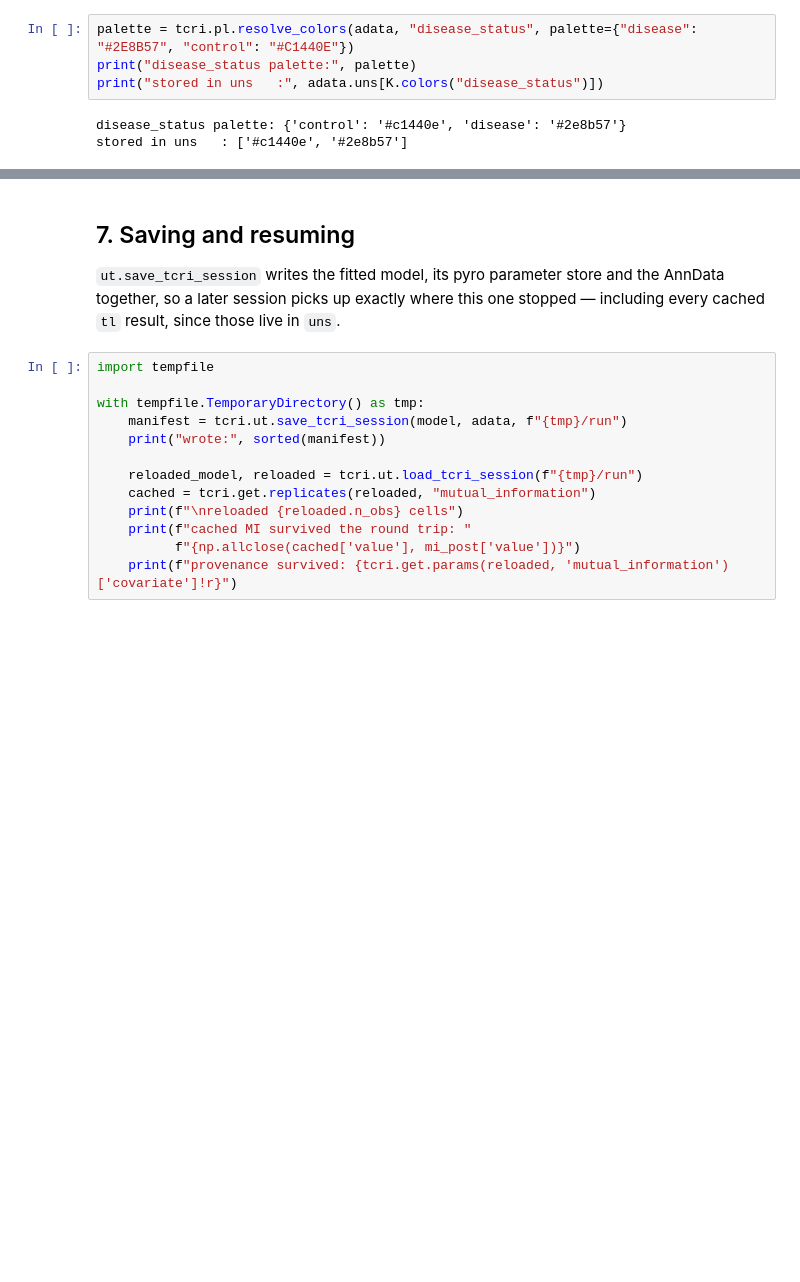
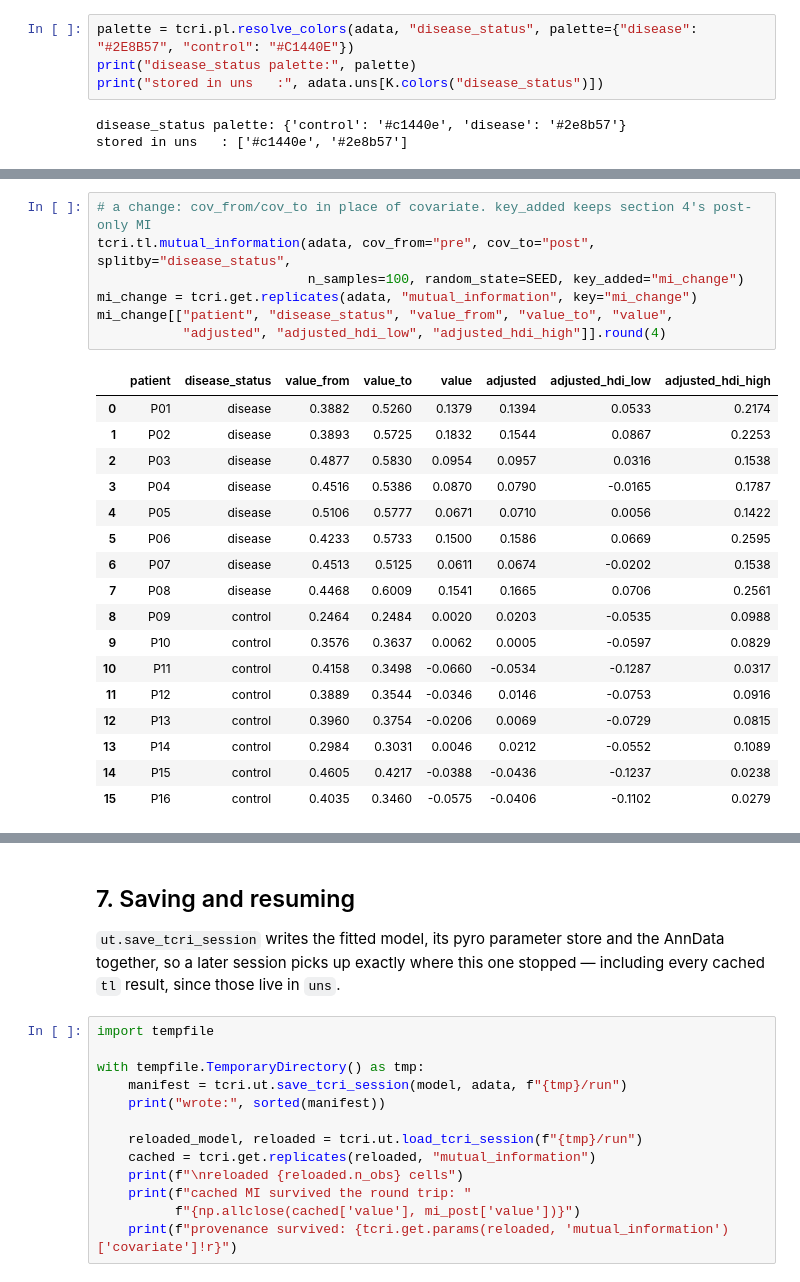
Before and after one commit to nceglia/tcri, a Jupyter notebook: examples/example.ipynb, the cells around one changed output, grey strips where cells are left out. Drawn from its saved outputs; the diff is of its cells as text; blank space fills up the shorter version.

```diff
--- a/examples/example.ipynb
+++ b/examples/example.ipynb
@@ -502,0 +482,25 @@ plt.show()
+# %%
+# a change: cov_from/cov_to in place of covariate. key_added keeps section 4's post-only MI
+tcri.tl.mutual_information(adata, cov_from="pre", cov_to="post", splitby="disease_status",
+                           n_samples=100, random_state=SEED, key_added="mi_change")
+mi_change = tcri.get.replicates(adata, "mutual_information", key="mi_change")
+mi_change[["patient", "disease_status", "value_from", "value_to", "value",
+           "adjusted", "adjusted_hdi_low", "adjusted_hdi_high"]].round(4)
+# %% [output]
+|  | patient | disease_status | value_from | value_to | value | adjusted | adjusted_hdi_low | adjusted_hdi_high |
+| 0 | P01 | disease | 0.3882 | 0.5260 | 0.1379 | 0.1394 | 0.0533 | 0.2174 |
+| 1 | P02 | disease | 0.3893 | 0.5725 | 0.1832 | 0.1544 | 0.0867 | 0.2253 |
+| 2 | P03 | disease | 0.4877 | 0.5830 | 0.0954 | 0.0957 | 0.0316 | 0.1538 |
+| 3 | P04 | disease | 0.4516 | 0.5386 | 0.0870 | 0.0790 | -0.0165 | 0.1787 |
+| 4 | P05 | disease | 0.5106 | 0.5777 | 0.0671 | 0.0710 | 0.0056 | 0.1422 |
+| 5 | P06 | disease | 0.4233 | 0.5733 | 0.1500 | 0.1586 | 0.0669 | 0.2595 |
+| 6 | P07 | disease | 0.4513 | 0.5125 | 0.0611 | 0.0674 | -0.0202 | 0.1538 |
+| 7 | P08 | disease | 0.4468 | 0.6009 | 0.1541 | 0.1665 | 0.0706 | 0.2561 |
+| 8 | P09 | control | 0.2464 | 0.2484 | 0.0020 | 0.0203 | -0.0535 | 0.0988 |
+| 9 | P10 | control | 0.3576 | 0.3637 | 0.0062 | 0.0005 | -0.0597 | 0.0829 |
+| 10 | P11 | control | 0.4158 | 0.3498 | -0.0660 | -0.0534 | -0.1287 | 0.0317 |
+| 11 | P12 | control | 0.3889 | 0.3544 | -0.0346 | 0.0146 | -0.0753 | 0.0916 |
+| 12 | P13 | control | 0.3960 | 0.3754 | -0.0206 | 0.0069 | -0.0729 | 0.0815 |
+| 13 | P14 | control | 0.2984 | 0.3031 | 0.0046 | 0.0212 | -0.0552 | 0.1089 |
+| 14 | P15 | control | 0.4605 | 0.4217 | -0.0388 | -0.0436 | -0.1237 | 0.0238 |
+| 15 | P16 | control | 0.4035 | 0.3460 | -0.0575 | -0.0406 | -0.1102 | 0.0279 |
```
Also changed, not shown: parts of 16 cells of this notebook, 55 other files.
